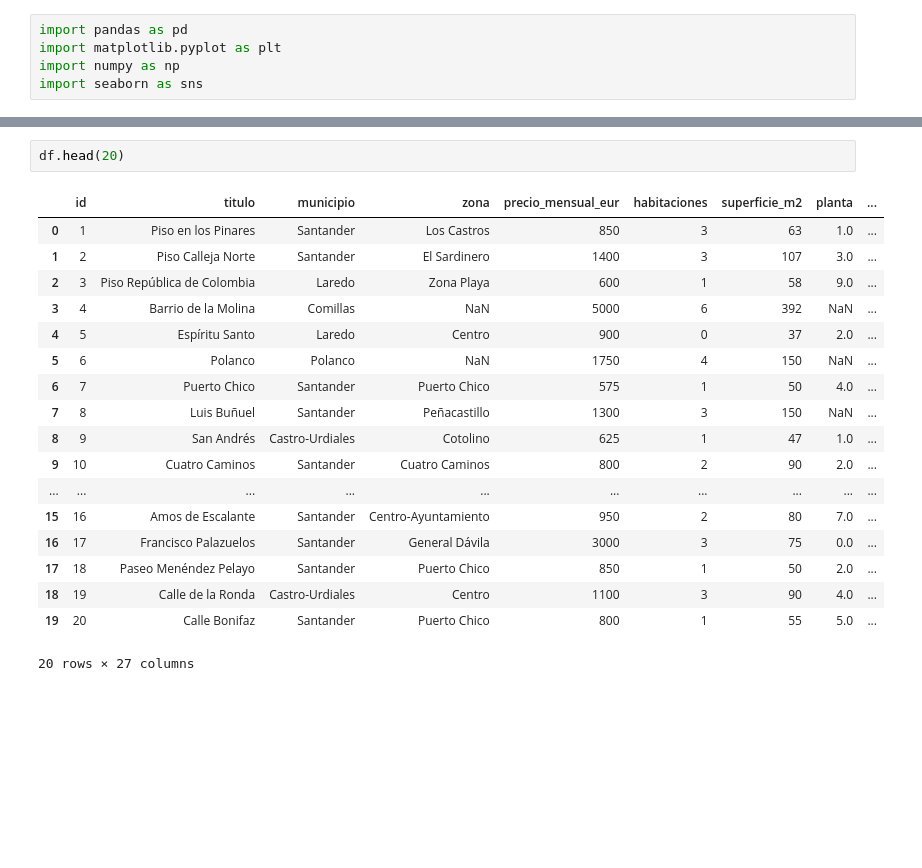
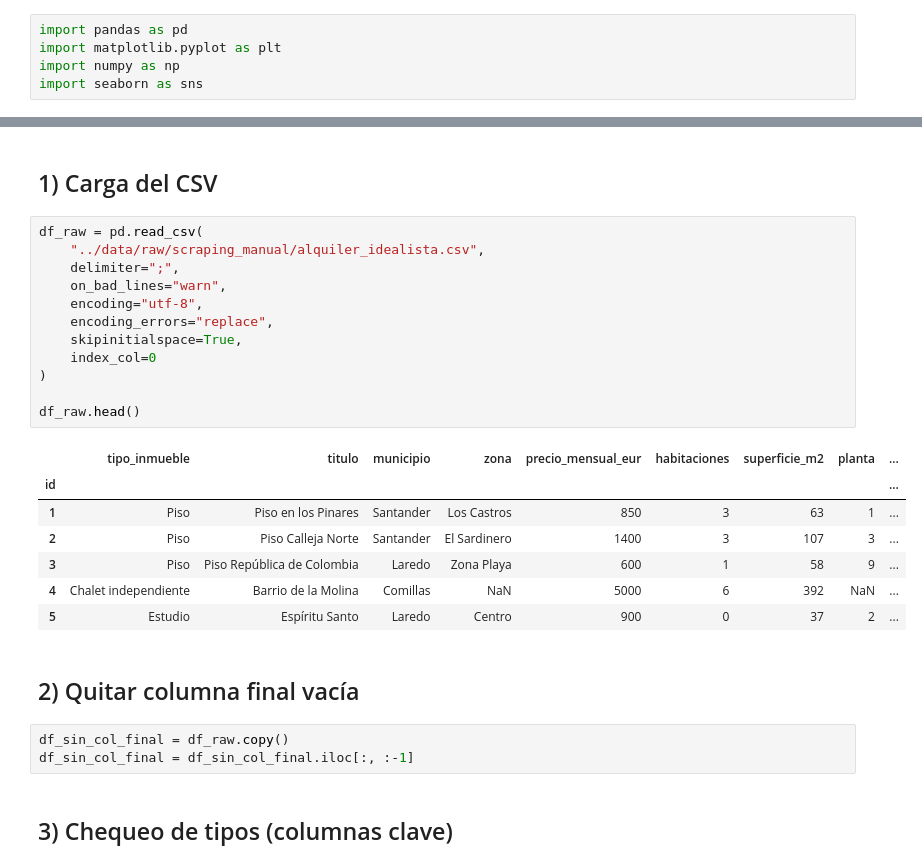
Before and after one commit to sitomachu/bezanillasl, a Jupyter notebook: notebooks/EDA_rent.ipynb, the cells around one changed output, grey strips where cells are left out. Drawn from its saved outputs; the diff is of its cells as text; blank space fills up the shorter version.

```diff
--- a/notebooks/EDA_rent.ipynb
+++ b/notebooks/EDA_rent.ipynb
@@ -290,21 +8,29 @@ df[df["observaciones"].str.contains("verano|julio|agosto", na=False)][["observac
-# %%
-df.head(20)
-# %% [output]
-|  | id | titulo | municipio | zona | precio_mensual_eur | habitaciones | superficie_m2 | planta | ... |
-| 0 | 1 | Piso en los Pinares | Santander | Los Castros | 850 | 3 | 63 | 1.0 | ... |
-| 1 | 2 | Piso Calleja Norte | Santander | El Sardinero | 1400 | 3 | 107 | 3.0 | ... |
-| 2 | 3 | Piso República de Colombia | Laredo | Zona Playa | 600 | 1 | 58 | 9.0 | ... |
-| 3 | 4 | Barrio de la Molina | Comillas | NaN | 5000 | 6 | 392 | NaN | ... |
-| 4 | 5 | Espíritu Santo | Laredo | Centro | 900 | 0 | 37 | 2.0 | ... |
-| 5 | 6 | Polanco | Polanco | NaN | 1750 | 4 | 150 | NaN | ... |
-| 6 | 7 | Puerto Chico | Santander | Puerto Chico | 575 | 1 | 50 | 4.0 | ... |
-| 7 | 8 | Luis Buñuel | Santander | Peñacastillo | 1300 | 3 | 150 | NaN | ... |
-| 8 | 9 | San Andrés | Castro-Urdiales | Cotolino | 625 | 1 | 47 | 1.0 | ... |
-| 9 | 10 | Cuatro Caminos | Santander | Cuatro Caminos | 800 | 2 | 90 | 2.0 | ... |
-| ... | ... | ... | ... | ... | ... | ... | ... | ... | ... |
-| 15 | 16 | Amos de Escalante | Santander | Centro-Ayuntamiento | 950 | 2 | 80 | 7.0 | ... |
-| 16 | 17 | Francisco Palazuelos | Santander | General Dávila | 3000 | 3 | 75 | 0.0 | ... |
-| 17 | 18 | Paseo Menéndez Pelayo | Santander | Puerto Chico | 850 | 1 | 50 | 2.0 | ... |
-| 18 | 19 | Calle de la Ronda | Castro-Urdiales | Centro | 1100 | 3 | 90 | 4.0 | ... |
-| 19 | 20 | Calle Bonifaz | Santander | Puerto Chico | 800 | 1 | 55 | 5.0 | ... |
-20 rows × 27 columns
+# %% [markdown]
+## 1) Carga del CSV
+# %%
+df_raw = pd.read_csv(
+    "../data/raw/scraping_manual/alquiler_idealista.csv",
+    delimiter=";",
+    on_bad_lines="warn",
+    encoding="utf-8",
+    encoding_errors="replace",
+    skipinitialspace=True,
+    index_col=0
+)
+
+df_raw.head()
+# %% [output]
+|  | tipo_inmueble | titulo | municipio | zona | precio_mensual_eur | habitaciones | superficie_m2 | planta | ... |
+| id |  |  |  |  |  |  |  |  | ... |
+| 1 | Piso | Piso en los Pinares | Santander | Los Castros | 850 | 3 | 63 | 1 | ... |
+| 2 | Piso | Piso Calleja Norte | Santander | El Sardinero | 1400 | 3 | 107 | 3 | ... |
+| 3 | Piso | Piso República de Colombia | Laredo | Zona Playa | 600 | 1 | 58 | 9 | ... |
+| 4 | Chalet independiente | Barrio de la Molina | Comillas | NaN | 5000 | 6 | 392 | NaN | ... |
+| 5 | Estudio | Espíritu Santo | Laredo | Centro | 900 | 0 | 37 | 2 | ... |
+# %% [markdown]
+## 2) Quitar columna final vacía
+# %%
+df_sin_col_final = df_raw.copy()
+df_sin_col_final = df_sin_col_final.iloc[:, :-1]
+# %% [markdown]
+## 3) Chequeo de tipos (columnas clave)
```
Also changed, not shown: parts of 54 cells of this notebook, 4 other files.
